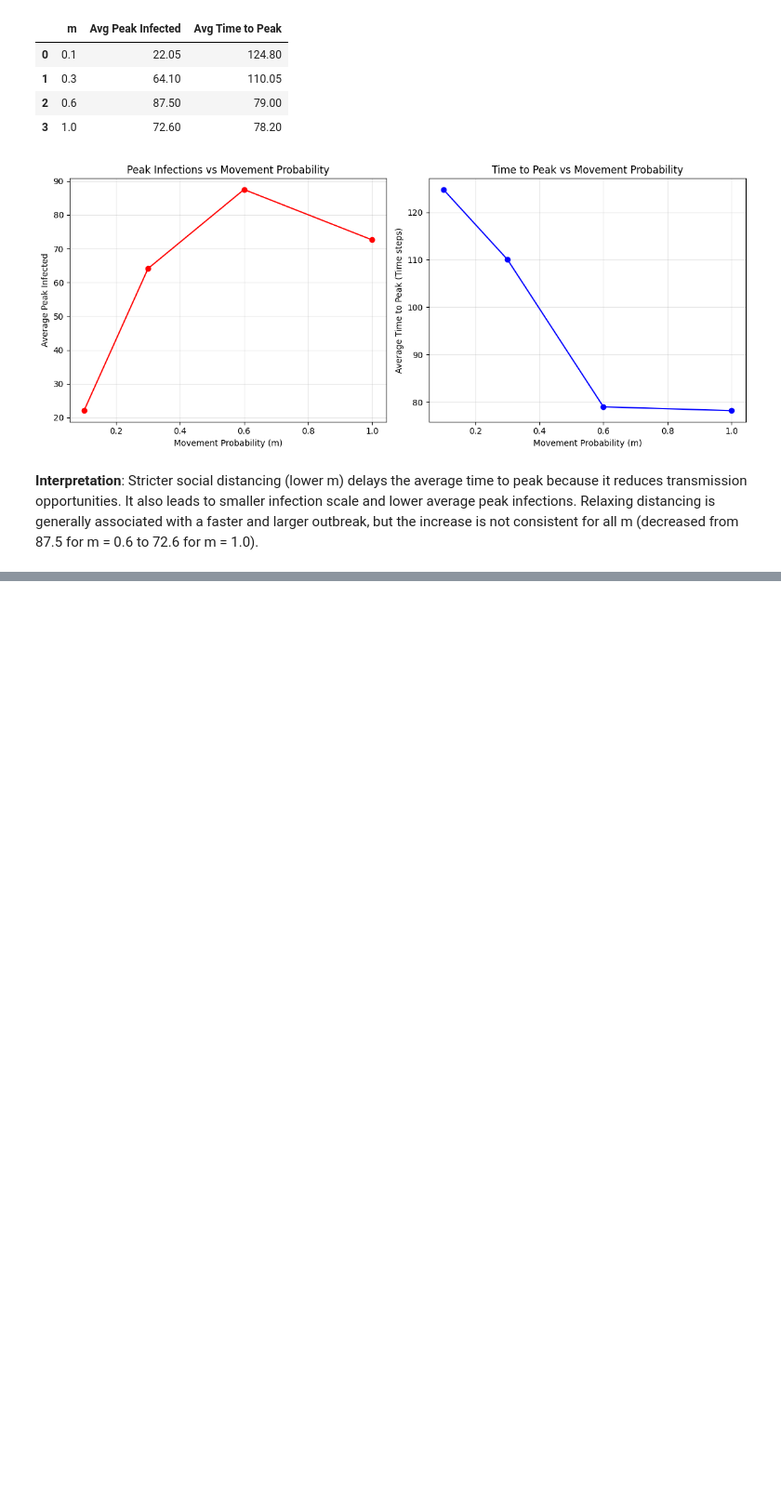
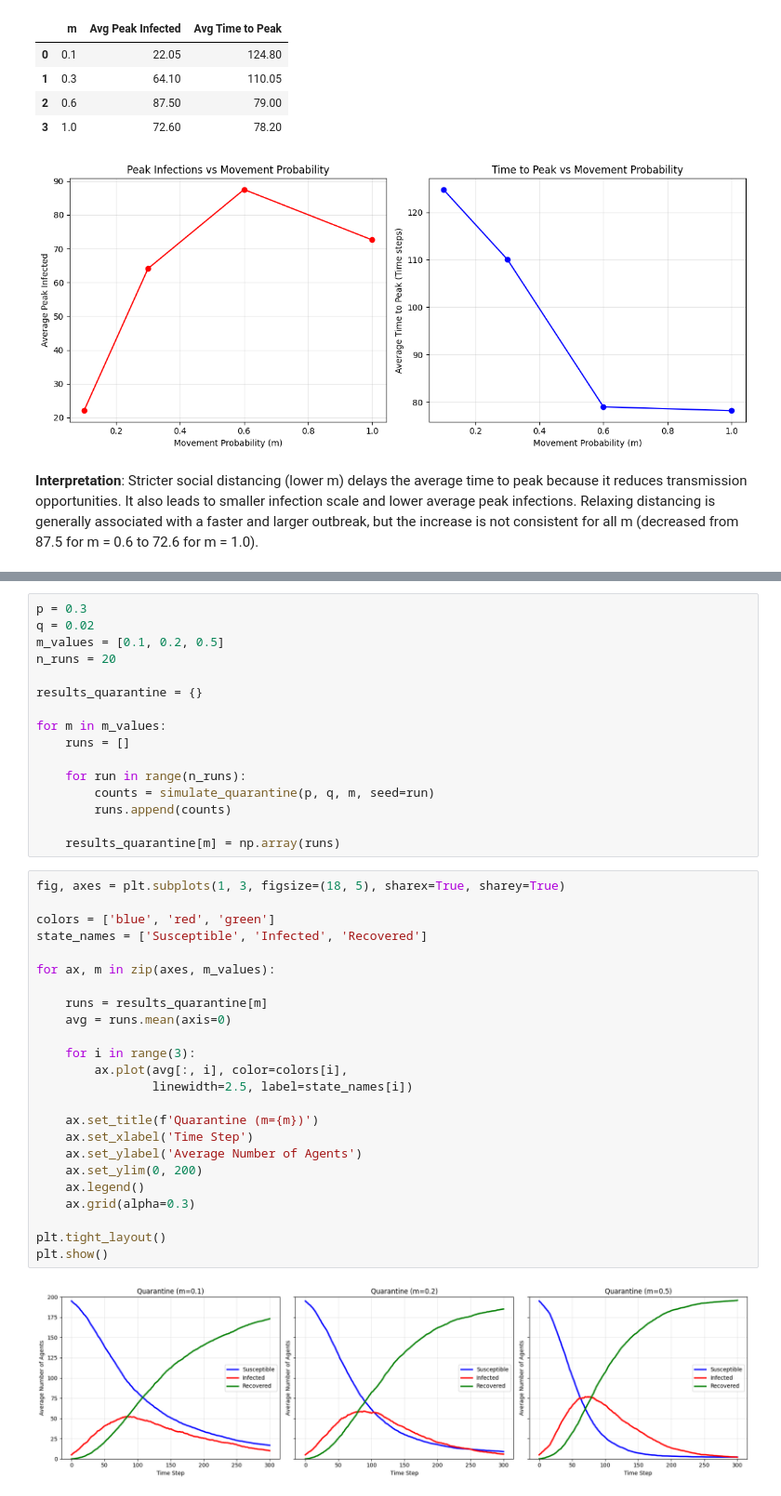
Before and after one commit to JIESIMIN/BMI500_Lecture7HW, a Jupyter notebook: Question2.ipynb, the cells around one changed output, grey strips where cells are left out. Shown at 93% size. Drawn from its saved outputs; the diff is of its cells as text; blank space fills up the shorter version.

```diff
--- a/Question2.ipynb
+++ b/Question2.ipynb
@@ -473,0 +534,42 @@ plt.show()
+# %%
+p = 0.3
+q = 0.02
+m_values = [0.1, 0.2, 0.5]
+n_runs = 20
+
+results_quarantine = {}
+
+for m in m_values:
+    runs = []
+
+    for run in range(n_runs):
+        counts = simulate_quarantine(p, q, m, seed=run)
+        runs.append(counts)
+
+    results_quarantine[m] = np.array(runs)
+# %%
+fig, axes = plt.subplots(1, 3, figsize=(18, 5), sharex=True, sharey=True)
+
+colors = ['blue', 'red', 'green']
+state_names = ['Susceptible', 'Infected', 'Recovered']
+
+for ax, m in zip(axes, m_values):
+
+    runs = results_quarantine[m]
+    avg = runs.mean(axis=0)
+
+    for i in range(3):
+        ax.plot(avg[:, i], color=colors[i],
+                linewidth=2.5, label=state_names[i])
+
+    ax.set_title(f'Quarantine (m={m})')
+    ax.set_xlabel('Time Step')
+    ax.set_ylabel('Average Number of Agents')
+    ax.set_ylim(0, 200)
+    ax.legend()
+    ax.grid(alpha=0.3)
+
+plt.tight_layout()
+plt.show()
+# %% [output]
+[figure, added]
```
Also changed, not shown: parts of 8 cells of this notebook, 3 other files.
